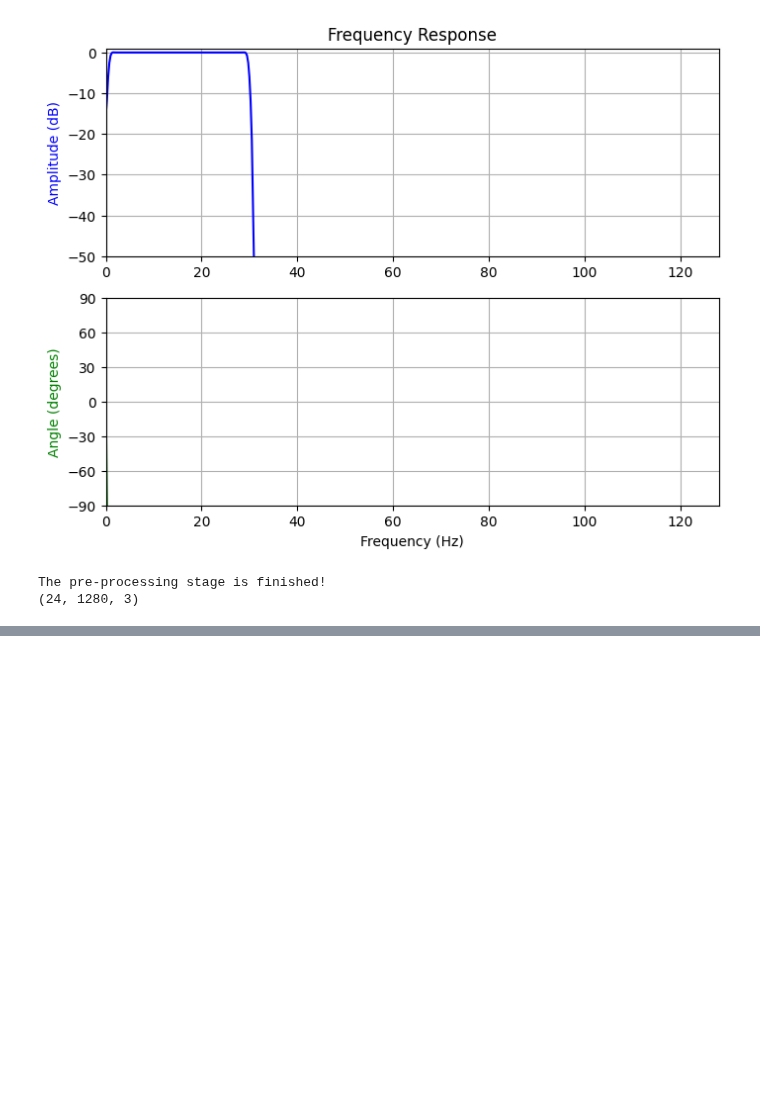
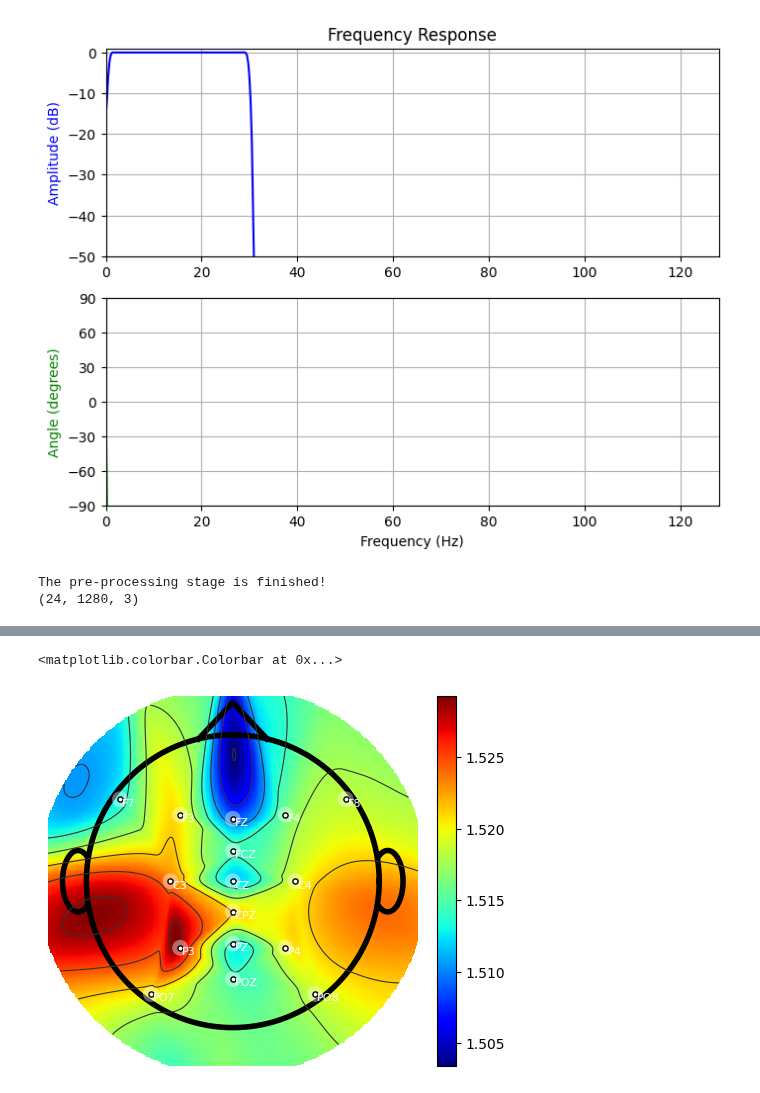
Before and after one commit to medusabci/medusa-tutorials, a Jupyter notebook: medusa-kernel/local_activation_analysis.ipynb, the cells around one changed output, grey strips where cells are left out. Cells and saved outputs as stored; diff of their text form; code cells hidden in the pictures; blank space fills up the shorter version.

```diff
--- a/medusa-kernel/local_activation_analysis.ipynb
+++ b/medusa-kernel/local_activation_analysis.ipynb
@@ -273,0 +310,23 @@ print("\n------------------------------------------------------")
+# %%
+# We define new longer periods
+signal_long_epochs = get_epochs(signal=signal,epochs_length=int(20*fs),stride=None,norm=None)
+
+# SampEn parameters
+m = 1 # Sequence length
+r = 0.3 # Tolerance
+dist_type = 'chebyshev' # Distance metric
+
+# Obtain SampEn
+signal_sampen = nonlinear_parameters.sample_entropy(signal=signal_long_epochs,
+                                                    m=m,r=r,dist_type=dist_type)
+# Plot the SampEn values averaged across epochs
+fig,axes = plt.subplots()
+norm = colors.Normalize(vmin=signal_sampen.mean(axis=0).min(),
+                        vmax=signal_sampen.mean(axis=0).max(), clip=True)
+mapper = cm.ScalarMappable(norm=norm, cmap="jet")
+plot_head(axes=axes,channel_set=ch_set,plot_channel_labels=True)
+plot_topography(values=signal_sampen.mean(axis=0),axes=axes,channel_set=ch_set,cmap='jet')
+fig.colorbar(mapper,ax=axes,fraction=0.046,pad=0.04)
+# %% [output]
+<matplotlib.colorbar.Colorbar at 0x...>
+[figure, added]
```
Also changed, not shown: parts of 16 cells of this notebook.
